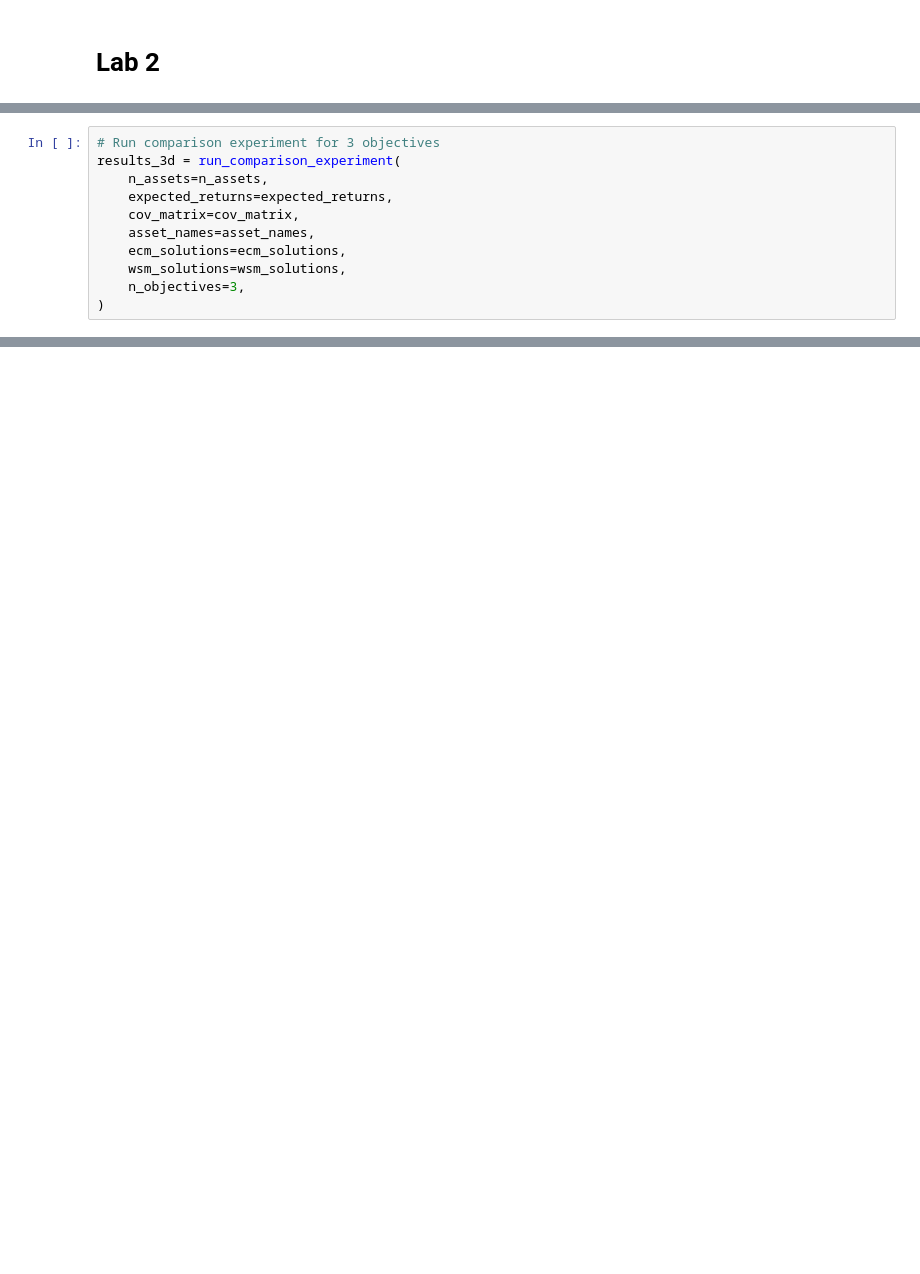
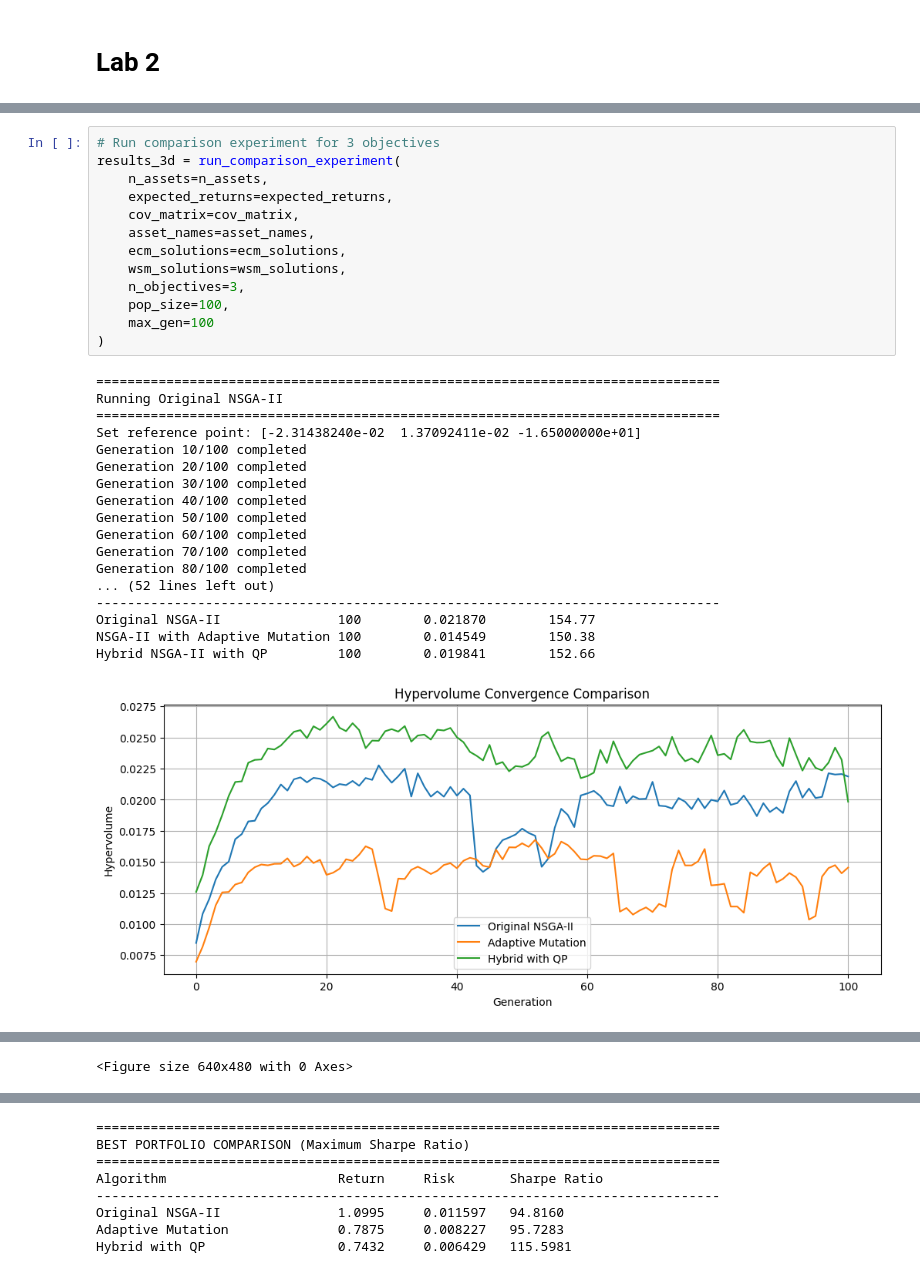
Before and after one commit to dromaniv/multiple-objective-optimization, a Jupyter notebook: lab3.ipynb, the cells around one changed output, grey strips where cells are left out. Drawn from its saved outputs; the diff is of its cells as text; blank space fills up the shorter version.

```diff
--- a/lab3.ipynb
+++ b/lab3.ipynb
@@ -1513,11 +1690,32 @@ Hybrid with QP                 0.8789     0.007874   111.6267
 # %%
 # Run comparison experiment for 3 objectives
 results_3d = run_comparison_experiment(
     n_assets=n_assets,
     expected_returns=expected_returns,
     cov_matrix=cov_matrix,
     asset_names=asset_names,
     ecm_solutions=ecm_solutions,
     wsm_solutions=wsm_solutions,
     n_objectives=3,
+    pop_size=100,
+    max_gen=100
 )
+# %% [output]
+================================================================================
+Running Original NSGA-II
+================================================================================
+Set reference point: [-2.31438240e-02  1.37092411e-02 -1.65000000e+01]
+Generation 10/100 completed
+Generation 20/100 completed
+Generation 30/100 completed
+Generation 40/100 completed
+Generation 50/100 completed
+Generation 60/100 completed
+Generation 70/100 completed
+Generation 80/100 completed
+... (52 lines left out)
+--------------------------------------------------------------------------------
+Original NSGA-II               100        0.021870        154.77
+NSGA-II with Adaptive Mutation 100        0.014549        150.38
+Hybrid NSGA-II with QP         100        0.019841        152.66
+[figure, added]
@@ -1523,0 +1723 @@ results_3d = run_comparison_experiment(
+<Figure size 640x480 with 0 Axes>
@@ -1523,0 +1725,8 @@ results_3d = run_comparison_experiment(
+================================================================================
+BEST PORTFOLIO COMPARISON (Maximum Sharpe Ratio)
+================================================================================
+Algorithm                      Return     Risk       Sharpe Ratio
+--------------------------------------------------------------------------------
+Original NSGA-II               1.0995     0.011597   94.8160
+Adaptive Mutation              0.7875     0.008227   95.7283
+Hybrid with QP                 0.7432     0.006429   115.5981
```
Also changed, not shown: parts of 9 cells of this notebook.
